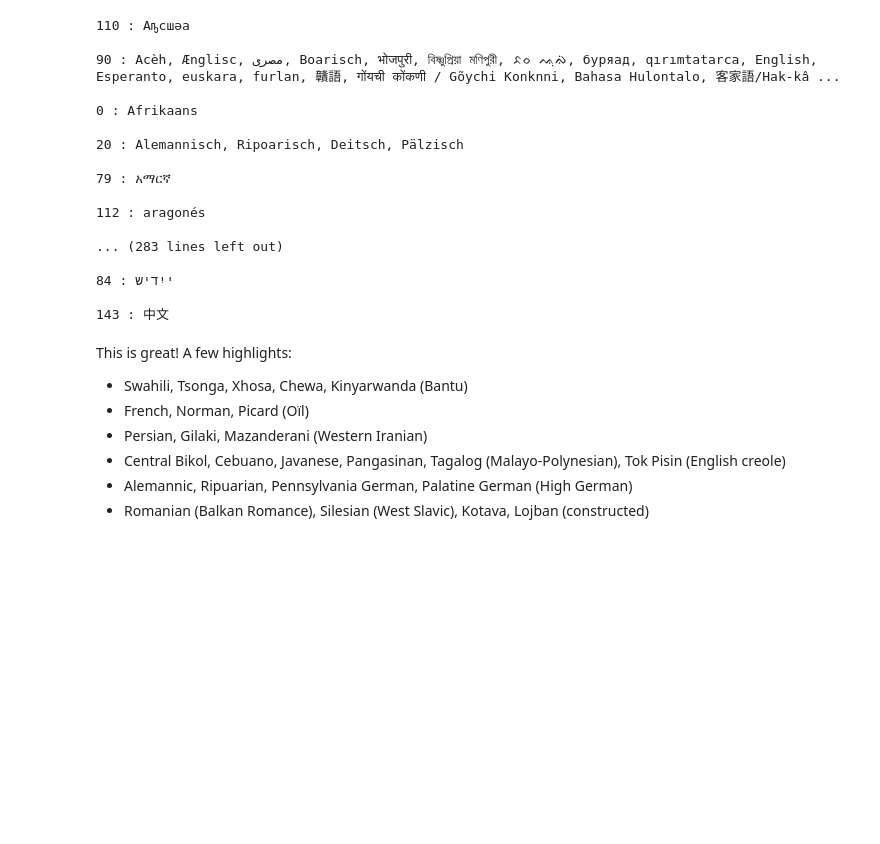
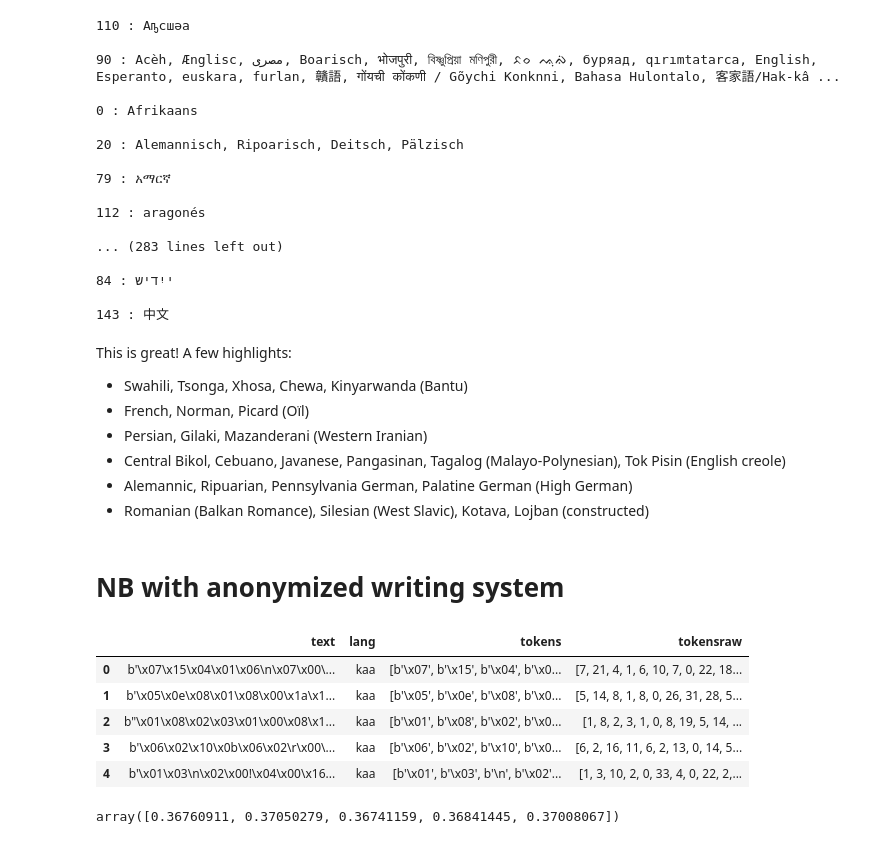
Before and after one commit to Data-Science-for-Linguists-2021/languageID-relatedconfusion, a Jupyter notebook: naivebayes.ipynb, the cells around one changed output. Saved outputs shown, nothing was run; the diff lists cells and outputs as text; code cells hidden in the pictures; blank space fills up the shorter version.

Commit message:
NB for anonymized writing

```diff
--- a/naivebayes.ipynb
+++ b/naivebayes.ipynb
@@ -134,3 +135,19 @@ This is great! A few highlights:
 - Central Bikol, Cebuano, Javanese, Pangasinan, Tagalog (Malayo-Polynesian), Tok Pisin (English creole)
 - Alemannic, Ripuarian, Pennsylvania German, Palatine German (High German)
 - Romanian (Balkan Romance), Silesian (West Slavic), Kotava, Lojban (constructed)
+# %% [markdown]
+# NB with anonymized writing system
+# %%
+f = open('data/chunks_shufanon.pkl', 'rb')
+data = pickle.load(f)
+f.close()
+# %%
+data['tokens'] = data['text'].map(lambda x: [bytes([elem]) for elem in list(x)])
+data.head()
+# %% [output]
+|  | text | lang | tokens | tokensraw |
+| 0 | b'\x07\x15\x04\x01\x06\n\x07\x00\... | kaa | [b'\x07', b'\x15', b'\x04', b'\x0... | [7, 21, 4, 1, 6, 10, 7, 0, 22, 18... |
+| 1 | b'\x05\x0e\x08\x01\x08\x00\x1a\x1... | kaa | [b'\x05', b'\x0e', b'\x08', b'\x0... | [5, 14, 8, 1, 8, 0, 26, 31, 28, 5... |
+| 2 | b"\x01\x08\x02\x03\x01\x00\x08\x1... | kaa | [b'\x01', b'\x08', b'\x02', b'\x0... | [1, 8, 2, 3, 1, 0, 8, 19, 5, 14, ... |
+| 3 | b'\x06\x02\x10\x0b\x06\x02\r\x00\... | kaa | [b'\x06', b'\x02', b'\x10', b'\x0... | [6, 2, 16, 11, 6, 2, 13, 0, 14, 5... |
+| 4 | b'\x01\x03\n\x02\x00!\x04\x00\x16... | kaa | [b'\x01', b'\x03', b'\n', b'\x02'... | [1, 3, 10, 2, 0, 33, 4, 0, 22, 2,... |
@@ -136,0 +172,4 @@ This is great! A few highlights:
+# %%
+clf
+# %% [output]
+array([0.36760911, 0.37050279, 0.36741159, 0.36841445, 0.37008067])
```
Also changed, not shown: parts of 12 cells of this notebook.
